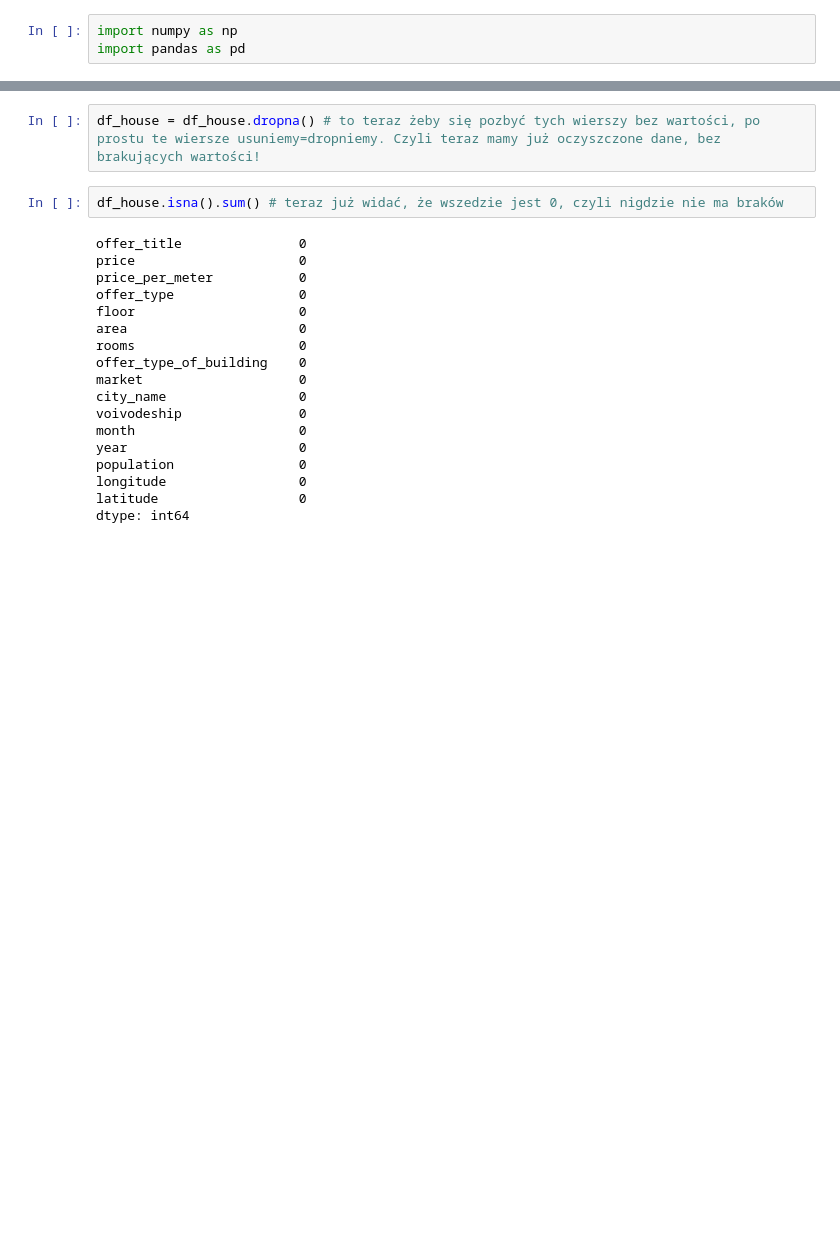
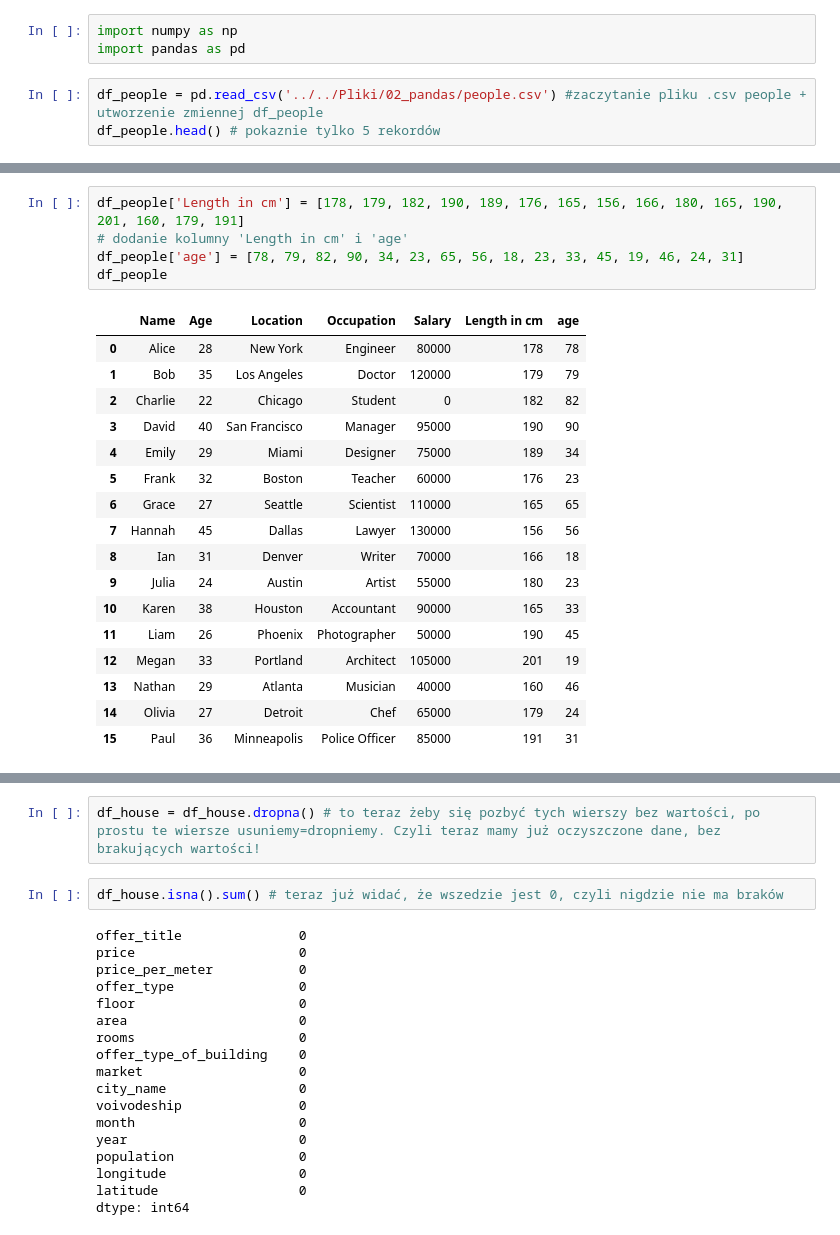
Before and after one commit to PawelWil/PARTII_PawelWiltos_Python_Pandas_Seaborn, a Jupyter notebook: Kod/02_biblioteka_Pythona_PANDAS_to_jest_czesc_Pythona/praca_z_danymi_CzyszczenieDanych.ipynb, the cells around one changed output, grey strips where cells are left out. Cells and saved outputs as stored; diff of their text form; blank space fills up the shorter version.

```diff
--- a/Kod/02_biblioteka_Pythona_PANDAS_to_jest_czesc_Pythona/praca_z_danymi_CzyszczenieDanych.ipynb
+++ b/Kod/02_biblioteka_Pythona_PANDAS_to_jest_czesc_Pythona/praca_z_danymi_CzyszczenieDanych.ipynb
@@ -1,3 +1,6 @@
 # %%
 import numpy as np
 import pandas as pd
+# %%
+df_people = pd.read_csv('../../Pliki/02_pandas/people.csv') #zaczytanie pliku .csv people + utworzenie zmiennej df_people
+df_people.head() # pokaznie tylko 5 rekordów
@@ -3,0 +14,23 @@ import pandas as pd
+# %%
+df_people['Length in cm'] = [178, 179, 182, 190, 189, 176, 165, 156, 166, 180, 165, 190, 201, 160, 179, 191]
+# dodanie kolumny 'Length in cm' i 'age'
+df_people['age'] = [78, 79, 82, 90, 34, 23, 65, 56, 18, 23, 33, 45, 19, 46, 24, 31]
+df_people
+# %% [output]
+|  | Name | Age | Location | Occupation | Salary | Length in cm | age |
+| 0 | Alice | 28 | New York | Engineer | 80000 | 178 | 78 |
+| 1 | Bob | 35 | Los Angeles | Doctor | 120000 | 179 | 79 |
+| 2 | Charlie | 22 | Chicago | Student | 0 | 182 | 82 |
+| 3 | David | 40 | San Francisco | Manager | 95000 | 190 | 90 |
+| 4 | Emily | 29 | Miami | Designer | 75000 | 189 | 34 |
+| 5 | Frank | 32 | Boston | Teacher | 60000 | 176 | 23 |
+| 6 | Grace | 27 | Seattle | Scientist | 110000 | 165 | 65 |
+| 7 | Hannah | 45 | Dallas | Lawyer | 130000 | 156 | 56 |
+| 8 | Ian | 31 | Denver | Writer | 70000 | 166 | 18 |
+| 9 | Julia | 24 | Austin | Artist | 55000 | 180 | 23 |
+| 10 | Karen | 38 | Houston | Accountant | 90000 | 165 | 33 |
+| 11 | Liam | 26 | Phoenix | Photographer | 50000 | 190 | 45 |
+| 12 | Megan | 33 | Portland | Architect | 105000 | 201 | 19 |
+| 13 | Nathan | 29 | Atlanta | Musician | 40000 | 160 | 46 |
+| 14 | Olivia | 27 | Detroit | Chef | 65000 | 179 | 24 |
+| 15 | Paul | 36 | Minneapolis | Police Officer | 85000 | 191 | 31 |
```
Also changed, not shown: parts of 10 cells of this notebook, 4 other files.
